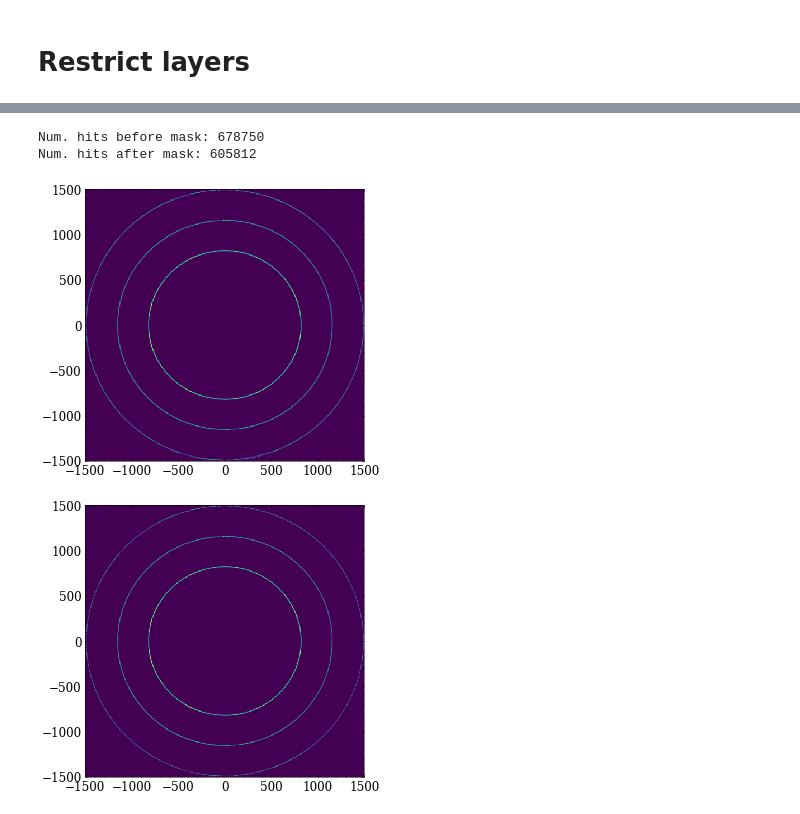
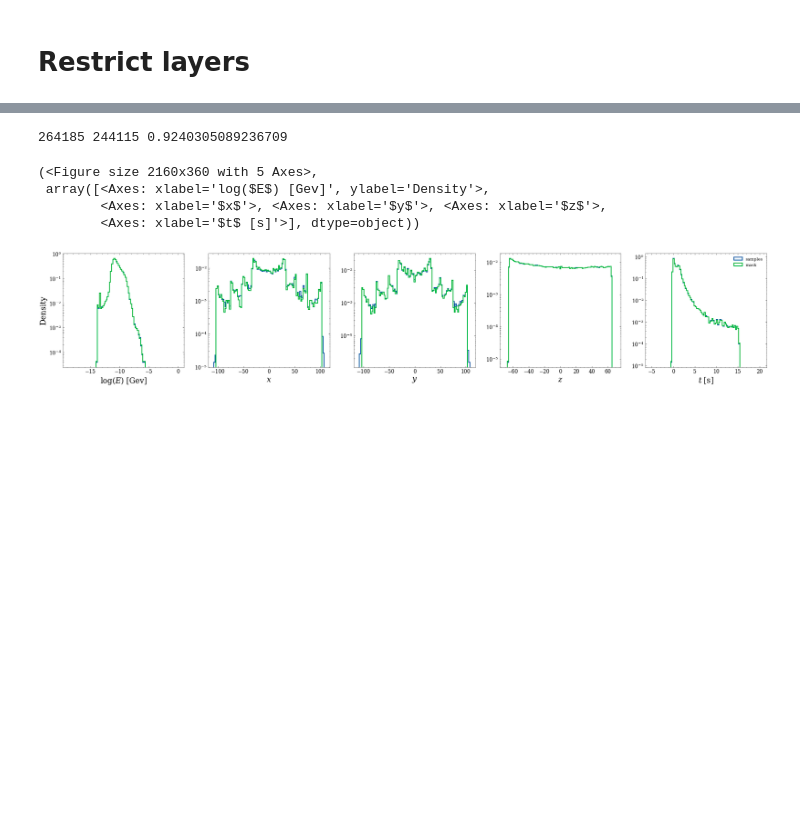
Before and after one commit to rmastand/fast_tracker_BIBgen_mucoll, a Jupyter notebook: test_truncation.ipynb, the cells around one changed output, grey strips where cells are left out. Saved outputs shown, nothing was run; the diff lists cells and outputs as text; code cells hidden in the pictures; blank space fills up the shorter version.

```diff
--- a/test_truncation.ipynb
+++ b/test_truncation.ipynb
@@ -18,21 +18,20 @@ plt.style.use("../science.mplstyle")
 # %%
 from helpers.plotting import plot_hists_1d, plot_corner_hist_2d
 # %%
-
-
 BIN_BOUND = 5
 NUM_BINS = 100
 NUM_FEATURES = 5
 NUM_BDTS = 10
 
 
-ZUKO_ID = "NSF"
-NAME = "L_2048"
+ZUKO_ID = "NCSF"
+NAME = "VBC_S_2048"
 BATCH_SIZE = 512
 NUM_COND_INPUTS = 0
-COLLECTION_NAME = "OuterTrackerBarrelCollection"
+COLLECTION_NAME = "VertexBarrelCollection"
 SEED = 8
 
+EVALUATE_SAMPLES = False
 
 
 working_dir = "/pscratch/sd/r/rmastand/muon_collider"
@@ -57,18 +56,8 @@ Using device: cuda
 feature_labels = ["log($E$) [Gev]", "$x$", "$y$", "$z$", "$t$ [s]", "context"]
 log_vars = []
 # %%
+data = load_in_data([COLLECTION_NAME], "xy", working_dir, 0.1)[0]
 
-data = []
-context = []
-
-
-tmp_data = np.load(f"{working_dir}/npys/nuGun_pT_0_50/{COLLECTION_NAME}_SimTrackerHit.npy")
-data.append(tmp_data[:int(len(tmp_data)*.1)])
-
-
-data = np.vstack(data)[:,[0,2,3,4,5]]
-#data = data[data[:,0] > 2e-6]
-data[:,0] = np.log(data[:,0])
 
 bins_dict = {}
 bins_dict_preproc = {i:np.linspace(-BIN_BOUND, BIN_BOUND, NUM_BINS) for i in range(data.shape[1])}
@@ -77,7 +66,7 @@ for i in range(data.shape[1]):
     if i in log_vars:
         bins_dict[i] = np.logspace(np.log10(0.9*np.min(data[:,i])), np.log10(1.1*np.max(data[:,i])), NUM_BINS)
     else:
-        bins_dict[i] = np.linspace(np.min(data[:,i] - 3), np.max(data[:,i] + 3), NUM_BINS)
+        bins_dict[i] = np.linspace(np.min(data[:,i] - 5), np.max(data[:,i] + 5), NUM_BINS)
 # %%
 
 
@@ -211,22 +199,14 @@ Num. hits after mask: 678750
 # %%
-m = get_x_y_mask(X_samples["flow_samples"])
-print("Num. hits before mask:", len(m))
-print("Num. hits after mask:", sum(m))
+m = make_mask(np.sqrt(X_samples["flow_samples"][:,1]**2+X_samples["flow_samples"][:,2]**2))
+print(len(m), sum(m), sum(m)/len(m))
 
-
-
-plt.figure(figsize = (5,5))
-plt.hist2d(X_samples["flow_samples"][:,1], X_samples["flow_samples"][:,2], bins = [np.linspace(-1500,1500,500), np.linspace(-1500,1500,500)])
-plt.show()
-
-
-plt.figure(figsize = (5,5))
-plt.hist2d(X_samples["flow_samples"][m][:,1], X_samples["flow_samples"][m][:,2], bins = [np.linspace(-1500,1500,500), np.linspace(-1500,1500,500)])
-plt.show()
+plot_hists_1d({"samples":X_samples["flow_samples"], "mask":X_samples["flow_samples"][m]}, bins_dict, log_dims=log_vars, labels=feature_labels)
 # %% [output]
-Num. hits before mask: 678750
-Num. hits after mask: 605812
+264185 244115 0.9240305089236709
+(<Figure size 2160x360 with 5 Axes>,
+ array([<Axes: xlabel='log($E$) [Gev]', ylabel='Density'>,
+        <Axes: xlabel='$x$'>, <Axes: xlabel='$y$'>, <Axes: xlabel='$z$'>,
+        <Axes: xlabel='$t$ [s]'>], dtype=object))
-[figure, old version]
+[figure, new version]
-[figure, removed]
 # %%
 print(ZUKO_ID, NAME)
```
Also changed, not shown: parts of 11 cells of this notebook, 6 other files.
